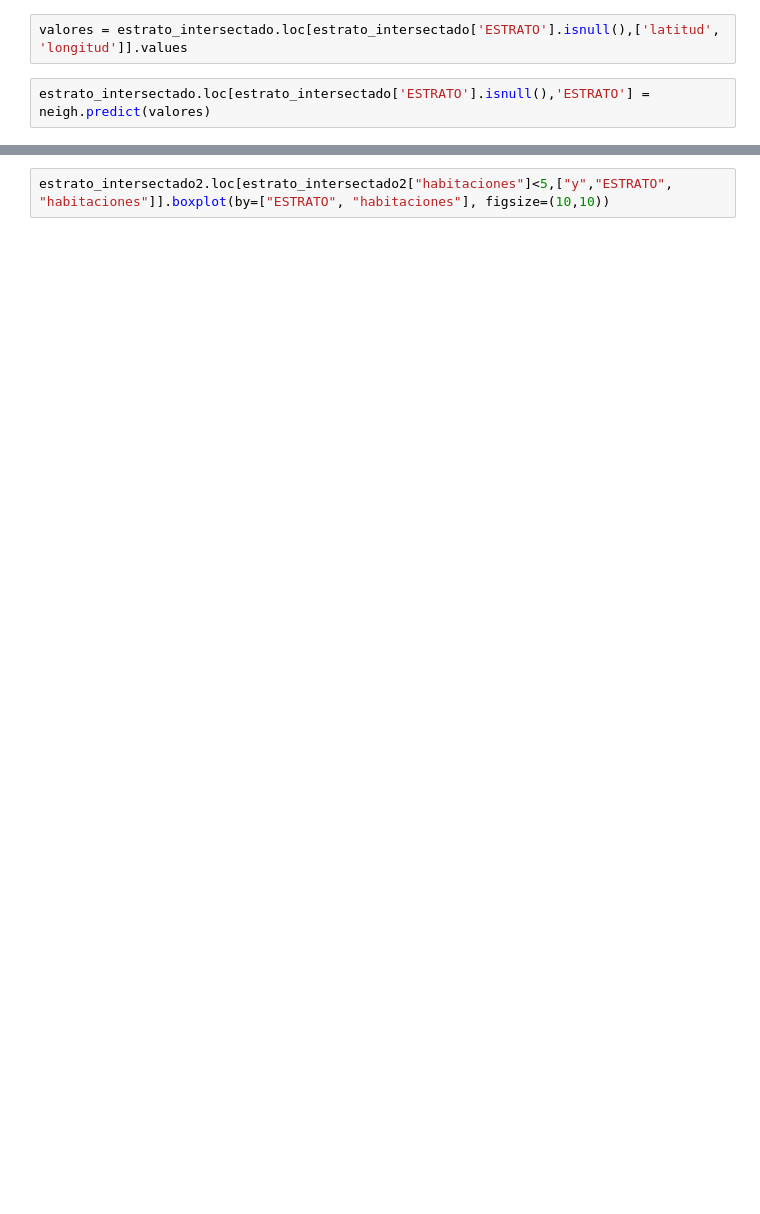
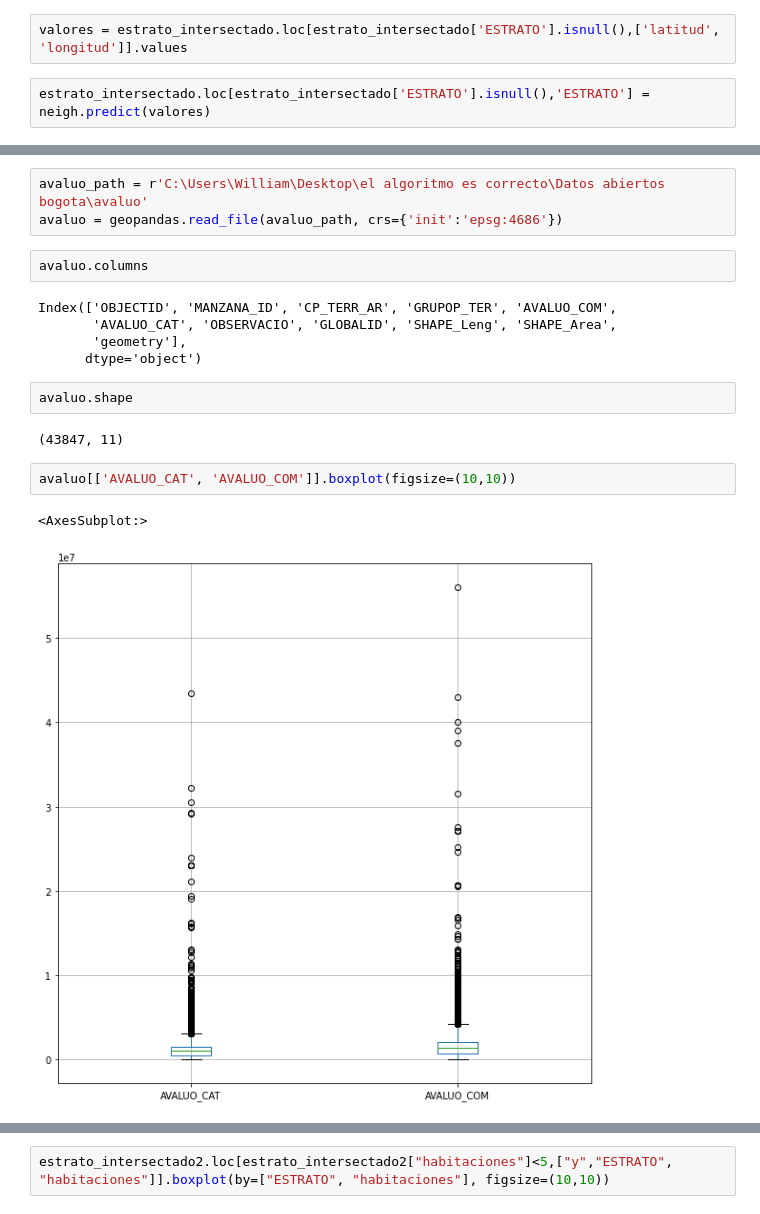
Before and after one commit to 2e-16/El_Algorirmo_Es_Correcto, a Jupyter notebook: el_algoritmo_es_correcto.ipynb, the cells around one changed output, grey strips where cells are left out. Saved outputs shown, nothing was run; the diff lists cells and outputs as text; blank space fills up the shorter version.

```diff
--- a/el_algoritmo_es_correcto.ipynb
+++ b/el_algoritmo_es_correcto.ipynb
@@ -239,0 +346,19 @@ estrato_intersectado.columns
+# %%
+avaluo_path = r'C:\Users\William\Desktop\el algoritmo es correcto\Datos abiertos bogota\avaluo'
+avaluo = geopandas.read_file(avaluo_path, crs={'init':'epsg:4686'})
+# %%
+avaluo.columns
+# %% [output]
+Index(['OBJECTID', 'MANZANA_ID', 'CP_TERR_AR', 'GRUPOP_TER', 'AVALUO_COM',
+       'AVALUO_CAT', 'OBSERVACIO', 'GLOBALID', 'SHAPE_Leng', 'SHAPE_Area',
+       'geometry'],
+      dtype='object')
+# %%
+avaluo.shape
+# %% [output]
+(43847, 11)
+# %%
+avaluo[['AVALUO_CAT', 'AVALUO_COM']].boxplot(figsize=(10,10))
+# %% [output]
+<AxesSubplot:>
+[figure, added]
```
Also changed, not shown: parts of 57 cells of this notebook.
